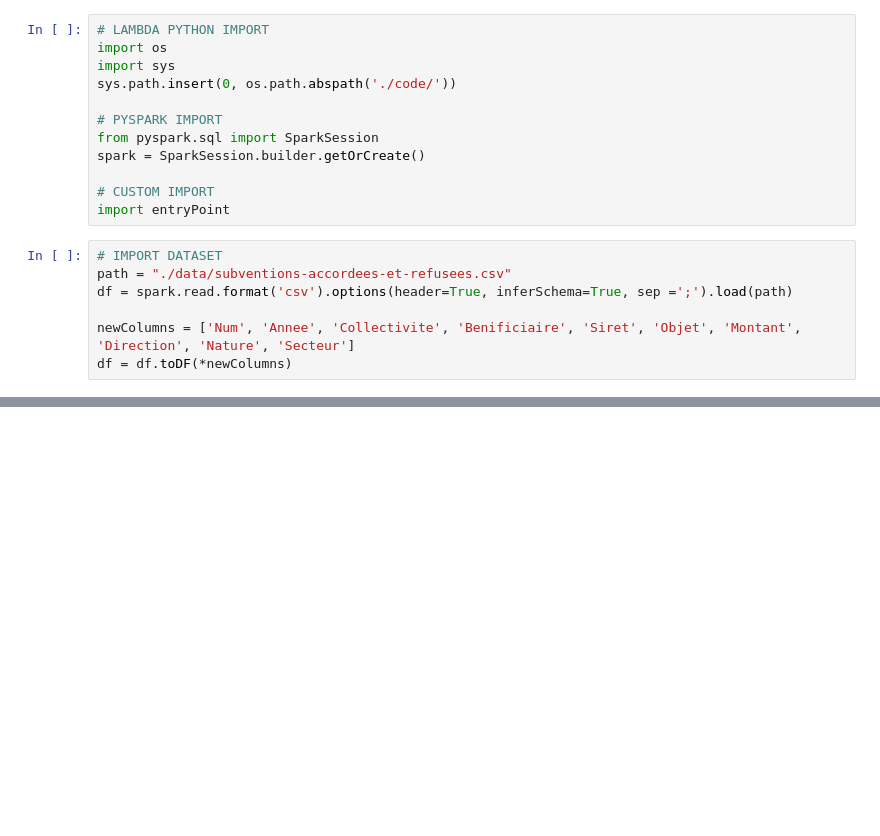
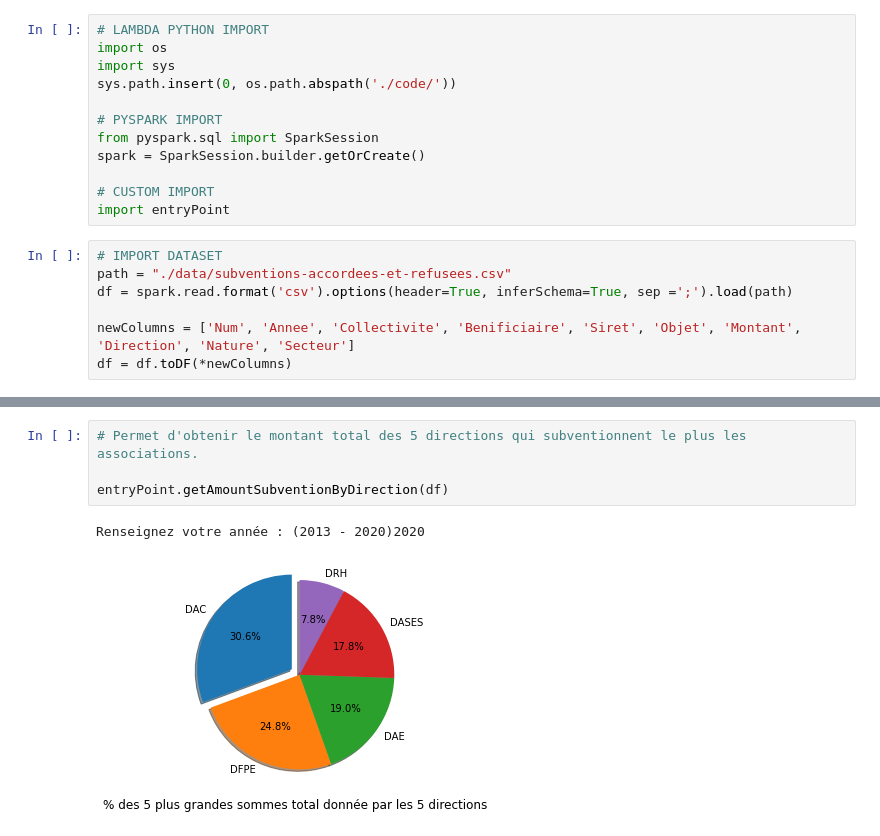
Before and after one commit to vittorio-c/ou-part-largent-du-contribuable, a Jupyter notebook: work/presentation.ipynb, the cells around one changed output, grey strips where cells are left out. Cells and saved outputs as stored; diff of their text form; blank space fills up the shorter version.

Commit message:
Direction avec modif Jupyter

```diff
--- a/work/presentation.ipynb
+++ b/work/presentation.ipynb
@@ -30,0 +60,7 @@ entryPoint.selectSecteur(df, 'Vie et animation locale').take(10)
+# %%
+# Permet d'obtenir le montant total des 5 directions qui subventionnent le plus les associations.
+
+entryPoint.getAmountSubventionByDirection(df)
+# %% [output]
+Renseignez votre année : (2013 - 2020)2020
+[figure, added]
```
Also changed, not shown: parts of 3 cells of this notebook, 1 other file.
